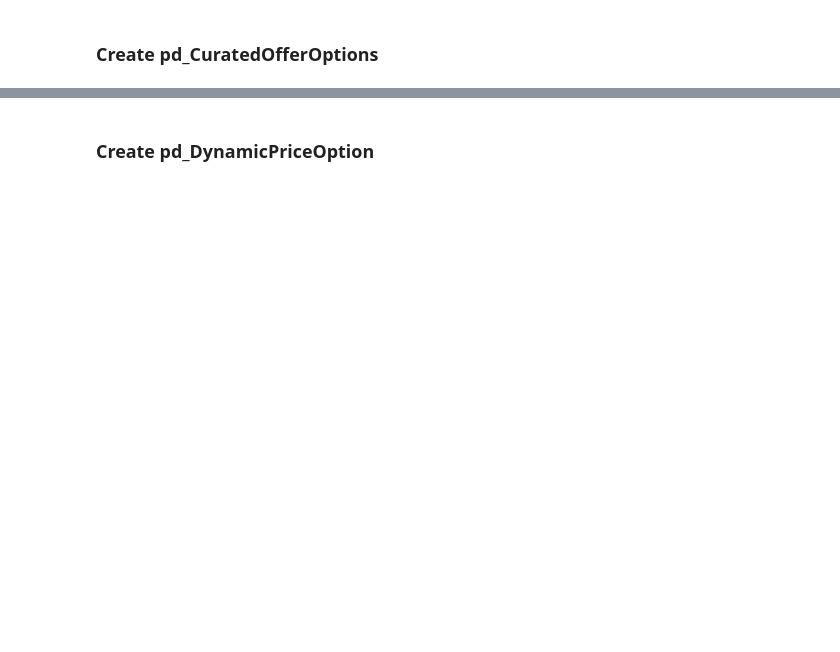
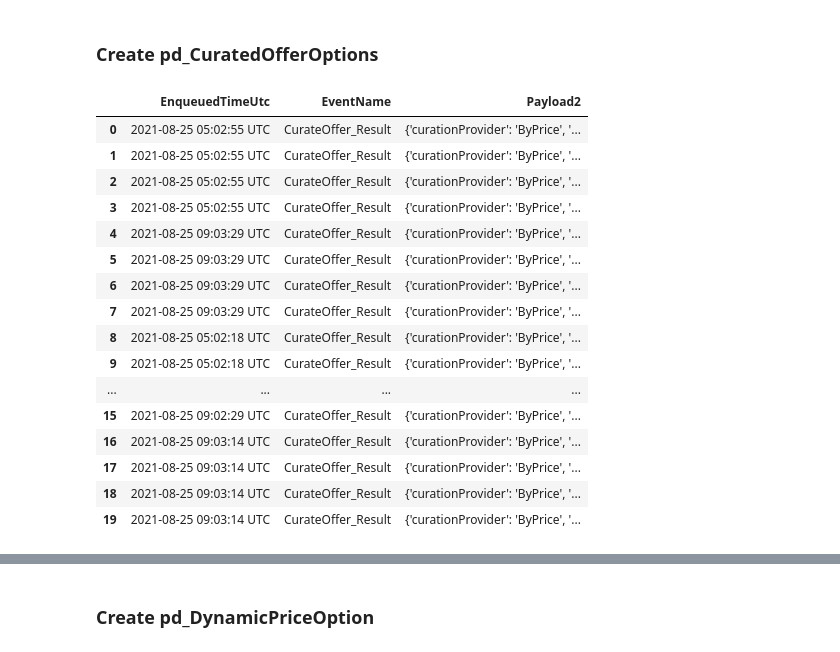
Before and after one commit to J-ZW-Wang/ss_data_project, a Jupyter notebook: Chama_Data_Transformation/Data_Transformation.ipynb, the cells around one changed output, grey strips where cells are left out. Saved outputs shown, nothing was run; the diff lists cells and outputs as text; code cells hidden in the pictures; blank space fills up the shorter version.

```diff
--- a/Chama_Data_Transformation/Data_Transformation.ipynb
+++ b/Chama_Data_Transformation/Data_Transformation.ipynb
@@ -90,3 +107,23 @@ pd_DynamicPrice
 # %% [markdown]
 ### Create pd_CuratedOfferOptions
+# %%
+pd_CuratedOfferOptions
+# %% [output]
+|  | EnqueuedTimeUtc | EventName | Payload2 |
+| 0 | 2021-08-25 05:02:55 UTC | CurateOffer_Result | {'curationProvider': 'ByPrice', '... |
+| 1 | 2021-08-25 05:02:55 UTC | CurateOffer_Result | {'curationProvider': 'ByPrice', '... |
+| 2 | 2021-08-25 05:02:55 UTC | CurateOffer_Result | {'curationProvider': 'ByPrice', '... |
+| 3 | 2021-08-25 05:02:55 UTC | CurateOffer_Result | {'curationProvider': 'ByPrice', '... |
+| 4 | 2021-08-25 09:03:29 UTC | CurateOffer_Result | {'curationProvider': 'ByPrice', '... |
+| 5 | 2021-08-25 09:03:29 UTC | CurateOffer_Result | {'curationProvider': 'ByPrice', '... |
+| 6 | 2021-08-25 09:03:29 UTC | CurateOffer_Result | {'curationProvider': 'ByPrice', '... |
+| 7 | 2021-08-25 09:03:29 UTC | CurateOffer_Result | {'curationProvider': 'ByPrice', '... |
+| 8 | 2021-08-25 05:02:18 UTC | CurateOffer_Result | {'curationProvider': 'ByPrice', '... |
+| 9 | 2021-08-25 05:02:18 UTC | CurateOffer_Result | {'curationProvider': 'ByPrice', '... |
+| ... | ... | ... | ... |
+| 15 | 2021-08-25 09:02:29 UTC | CurateOffer_Result | {'curationProvider': 'ByPrice', '... |
+| 16 | 2021-08-25 09:03:14 UTC | CurateOffer_Result | {'curationProvider': 'ByPrice', '... |
+| 17 | 2021-08-25 09:03:14 UTC | CurateOffer_Result | {'curationProvider': 'ByPrice', '... |
+| 18 | 2021-08-25 09:03:14 UTC | CurateOffer_Result | {'curationProvider': 'ByPrice', '... |
+| 19 | 2021-08-25 09:03:14 UTC | CurateOffer_Result | {'curationProvider': 'ByPrice', '... |
 # %%
```
Also changed, not shown: parts of 9 cells of this notebook.
